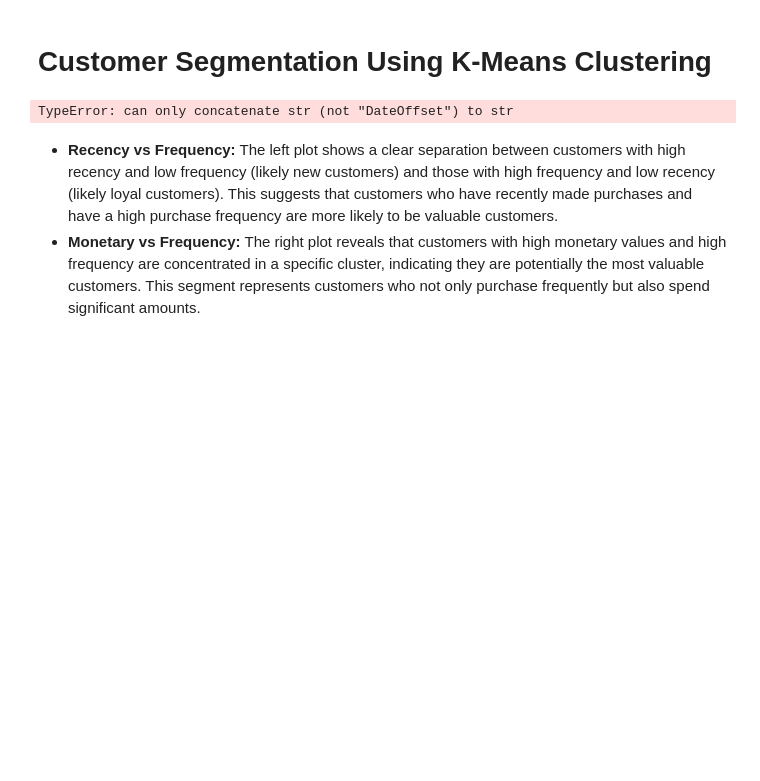
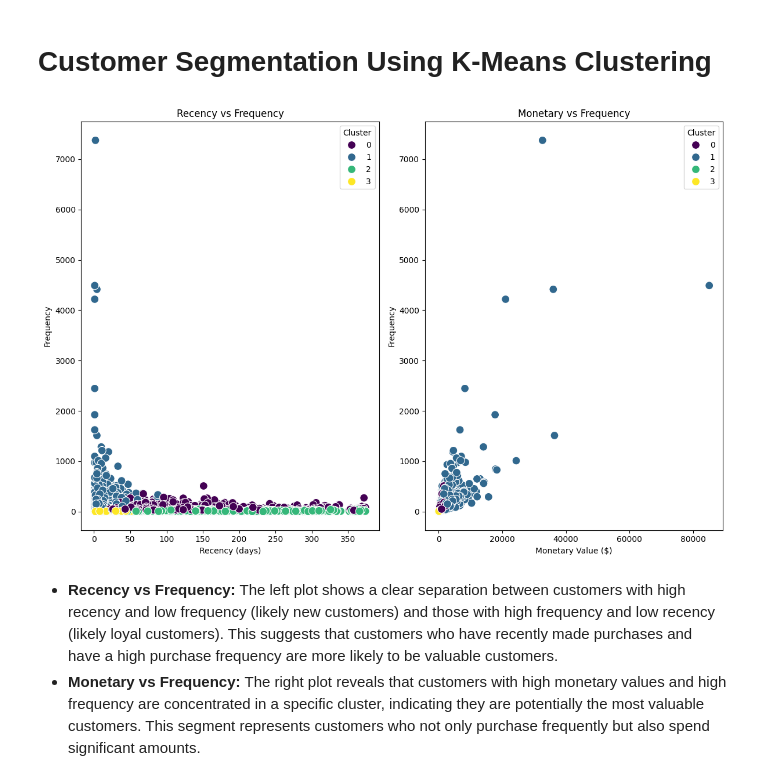
Before and after one commit to NaufalHD12/ecommerce-cust-segmentation-and-product-recommendation, a Jupyter notebook: notebook.ipynb, the cells around one changed output. Saved outputs shown, nothing was run; the diff lists cells and outputs as text; code cells hidden in the pictures; blank space fills up the shorter version.

```diff
--- a/notebook.ipynb
+++ b/notebook.ipynb
@@ -155,17 +155,22 @@ data_clean.describe(include="all")
 # %% [markdown]
 # Customer Segmentation Using K-Means Clustering
 # %%
-# 1. Calculate RFM Metrics for Each Customer
-data_clean['InvoiceDate'] = pd.to_datetime(data_clean['InvoiceDate'])
-# Calculate Recency (Days since last purchase)
-snapshot_date = data_clean['InvoiceDate'].max() + pd.DateOffset(1)  # Snapshot date, one day after the last purchase
+# Ensure InvoiceDate is in datetime format
+data_clean['InvoiceDate'] = pd.to_datetime(data_clean['InvoiceDate'], errors='coerce')
+
+# Now calculate the snapshot date (one day after the last purchase)
+snapshot_date = data_clean['InvoiceDate'].max() + pd.DateOffset(1)
+
+# Calculate RFM metrics for each customer
 rfm = data_clean.groupby('CustomerID').agg({
     'InvoiceDate': lambda x: (snapshot_date - x.max()).days,  # Recency
     'InvoiceNo': 'count',  # Frequency
     'TotalPrice': 'sum'  # Monetary
 }).reset_index()
 
+# Rename the columns
 rfm.columns = ['CustomerID', 'Recency', 'Frequency', 'Monetary']
+
 
 # 2. Remove Customers with Zero Monetary Value
 rfm = rfm[rfm['Monetary'] > 0]
@@ -177,34 +182,34 @@ rfm_log = rfm[['Recency', 'Frequency', 'Monetary']].apply(lambda x: np.log1p(x))
 kmeans = KMeans(n_clusters=4, random_state=42)
 rfm['Cluster'] = kmeans.fit_predict(rfm_log)
 
 # 5. Calculate the Mean RFM Values for Each Segment
 rfm_cluster = rfm.groupby('Cluster').agg({
     'Recency': 'mean',
     'Frequency': 'mean',
     'Monetary': 'mean'
 }).reset_index()
 
 # 6. Visualize the Segments
 plt.figure(figsize=(12, 8))
 
 # Plot for Recency vs Frequency
 plt.subplot(1, 2, 1)
 sns.scatterplot(data=rfm, x='Recency', y='Frequency', hue='Cluster', palette='viridis', s=100)
 plt.title('Recency vs Frequency')
 plt.xlabel('Recency (days)')
 plt.ylabel('Frequency')
 
 # Plot for Monetary vs Frequency
 plt.subplot(1, 2, 2)
 sns.scatterplot(data=rfm, x='Monetary', y='Frequency', hue='Cluster', palette='viridis', s=100)
 plt.title('Monetary vs Frequency')
 plt.xlabel('Monetary Value ($)')
 plt.ylabel('Frequency')
 
 plt.tight_layout()
 plt.show()
 # %% [output]
-TypeError: can only concatenate str (not "DateOffset") to str
+[figure, added]
 # %% [markdown]
 - **Recency vs Frequency:** The left plot shows a clear separation between customers with high recency and low frequency (likely new customers) and those with high frequency and low recency (likely loyal customers). This suggests that customers who have recently made purchases and have a high purchase frequency are more likely to be valuable customers.
 - **Monetary vs Frequency:** The right plot reveals that customers with high monetary values and high frequency are concentrated in a specific cluster, indicating they are potentially the most valuable customers. This segment represents customers who not only purchase frequently but also spend significant amounts.
```
